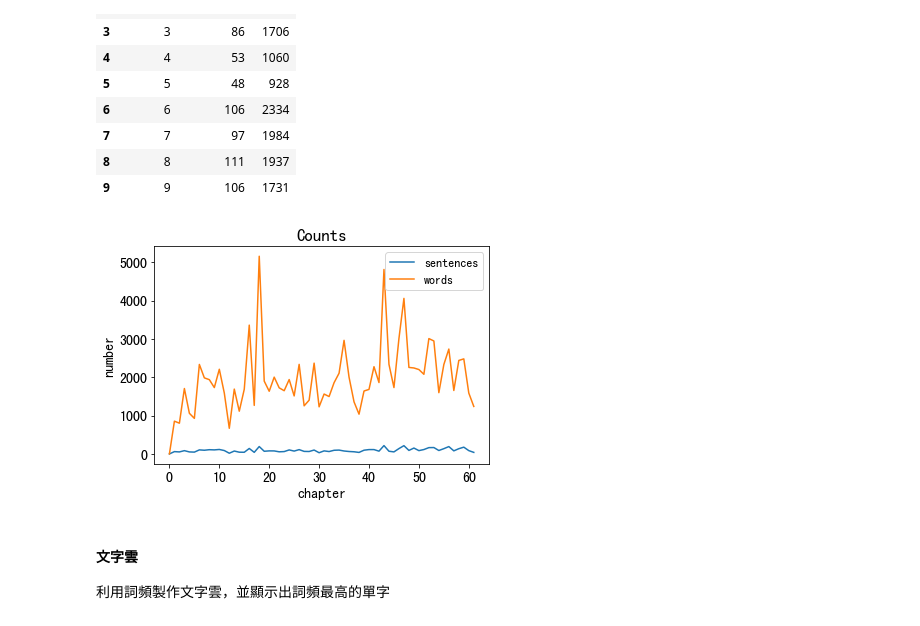
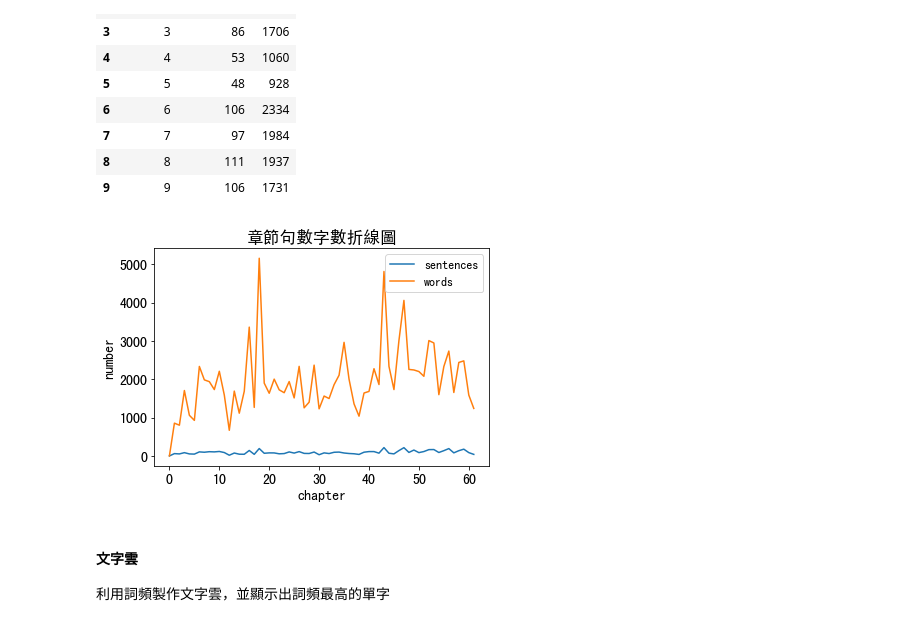
Before and after one commit to Text-Analytics-and-Retrieval/SMA_2023S, a Jupyter notebook: week3_nlp/week3_nlp_en.ipynb, the cells around one changed output. Cells and saved outputs as stored; diff of their text form; code cells hidden in the pictures.

```diff
--- a/week3_nlp/week3_nlp_en.ipynb
+++ b/week3_nlp/week3_nlp_en.ipynb
@@ -173,7 +161,7 @@ def get_chapter_sentences(list):
     else:
         return 1
 
-content_df['chapter'] = content_df['sentence'].apply(get_chapter_sentences).cumsum(axis=0)
+content_df['chapter'] = content_df['sentence'].apply(get_chapter_sentences).cumsum()
 content_df
 # %% [output]
 |  | sentence | chapter |
@@ -513,13 +498,13 @@ chapter_count[:10]
 # %%
 plt.plot(chapter_count['chapter'].values, chapter_count['sentences'].values ,label = 'sentences')
 plt.plot(chapter_count['chapter'].values, chapter_count['word'].values, label = 'words')
-plt.title('Counts') # 標題
+plt.title('章節句數字數折線圖') # 標題
 plt.xlabel('chapter') # x軸標題
 plt.ylabel('number') # y軸標題
 plt.legend(fontsize=12) # 顯示label
 plt.show()
 # %% [output]
-[figure, old version]
+[figure, new version]
 # %% [markdown]
 #### 文字雲
 利用詞頻製作文字雲，並顯示出詞頻最高的單字
```
Also changed, not shown: parts of 9 cells of this notebook, 1 other file.
